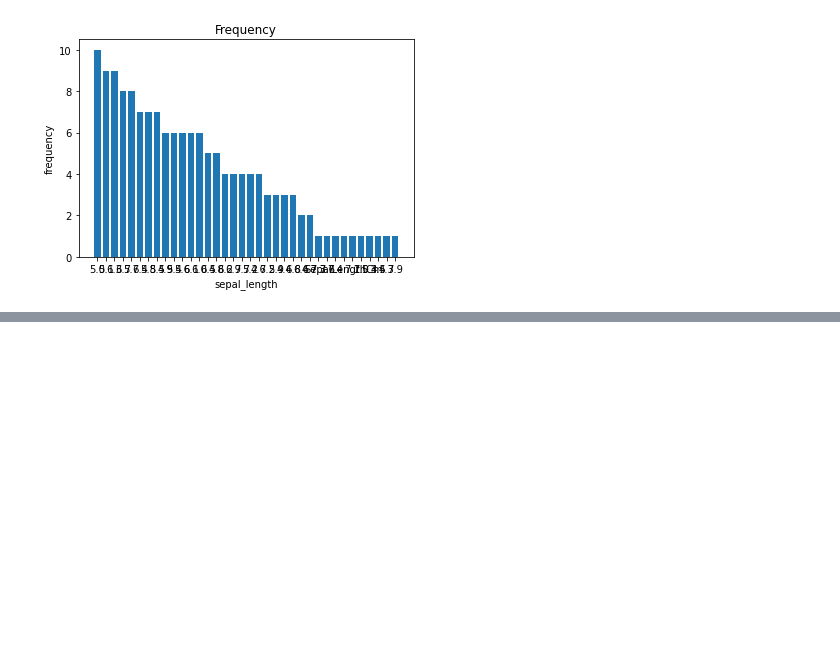
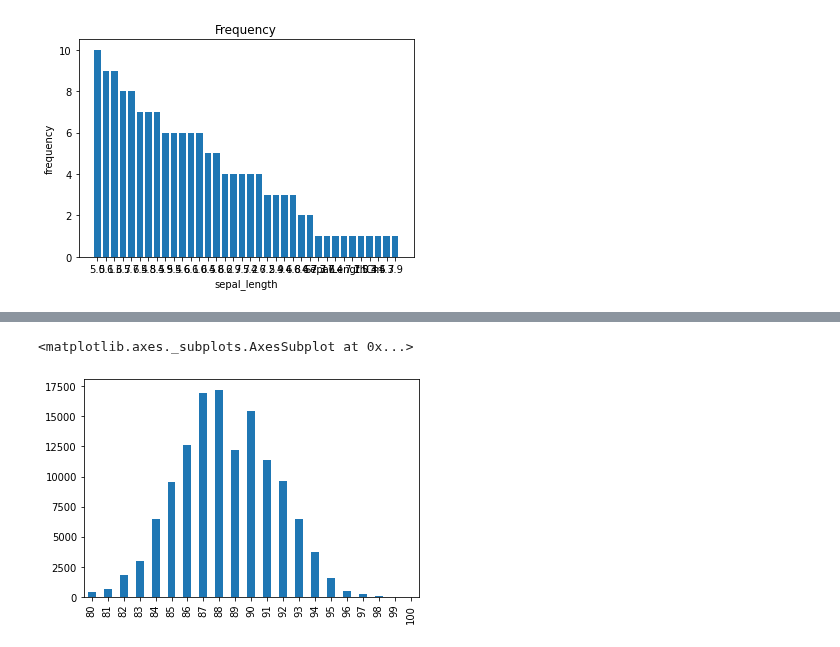
Before and after one commit to shubhamlad21/msc1_fds_512, a Jupyter notebook: FDS_2.ipynb, the cells around one changed output, grey strips where cells are left out. Saved outputs shown, nothing was run; the diff lists cells and outputs as text; code cells hidden in the pictures; blank space fills up the shorter version.

```diff
--- a/FDS_2.ipynb
+++ b/FDS_2.ipynb
@@ -154,0 +182,5 @@ Text(0, 0.5, 'frequency')
+# %%
+wine_reviews['points'].value_counts().sort_index().plot.bar()
+# %% [output]
+<matplotlib.axes._subplots.AxesSubplot at 0x...>
+[figure, added]
```
Also changed, not shown: parts of 7 cells of this notebook.
